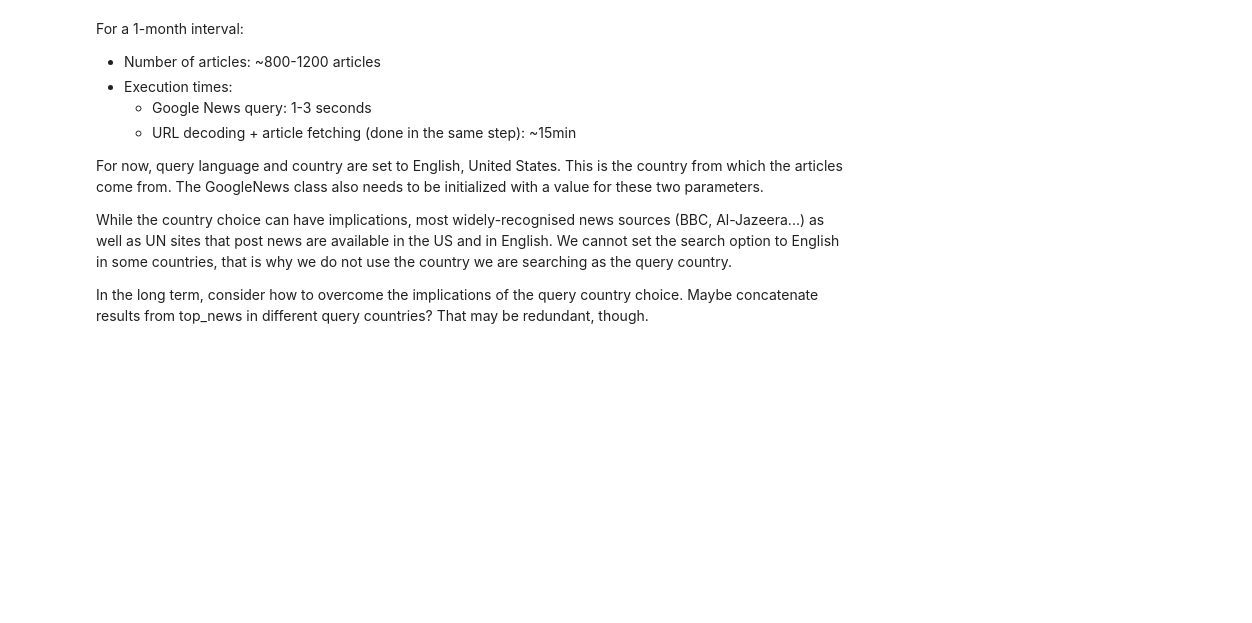
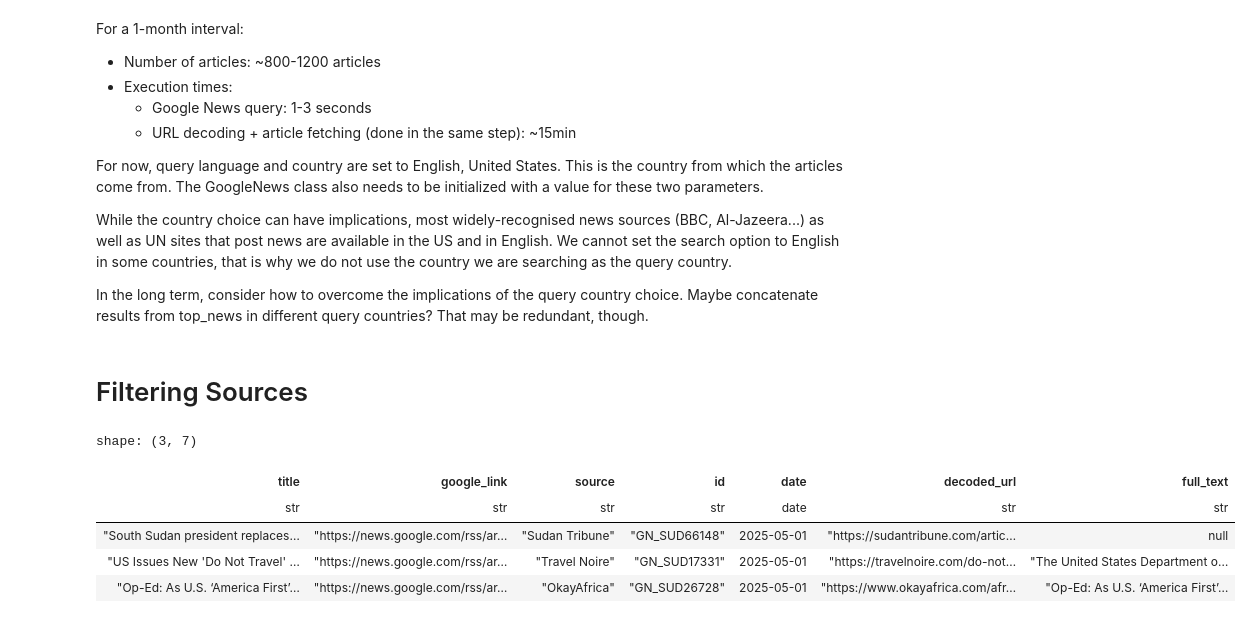
Before and after one commit to pablo-fdz/UN_Conflict_Report, a Jupyter notebook: graphrag_pipeline/example_notebooks/google_ingest.ipynb, the cells around one changed output. Cells and saved outputs as stored; diff of their text form; code cells hidden in the pictures; blank space fills up the shorter version.

Commit message:
google ingestion improvement

```diff
--- a/graphrag_pipeline/example_notebooks/google_ingest.ipynb
+++ b/graphrag_pipeline/example_notebooks/google_ingest.ipynb
@@ -133,3 +134,24 @@ For now, query language and country are set to English, United States. This is t
 While the country choice can have implications, most widely-recognised news sources (BBC, Al-Jazeera...) as well as UN sites that post news are available in the US and in English. We cannot set the search option to English in some countries, that is why we do not use the country we are searching as the query country.
 
 In the long term, consider how to overcome the implications of the query country choice. Maybe concatenate results from top_news in different query countries? That may be redundant, though.
+# %% [markdown]
+# Filtering Sources
+# %%
+google_news_dir = Path(os.getcwd()).parent / 'data' / 'google_news'
+
+df_1_path = google_news_dir / 'google_news_Sudan_2025-05-01_2025-06-01_chunk1.parquet'
+df_2_path = google_news_dir / 'google_news_Sudan_2025-05-01_2025-06-01_chunk2.parquet'
+df_3_path = google_news_dir / 'google_news_Sudan_2025-05-01_2025-06-01_chunk3.parquet'
+
+df_1, df_2, df_3 = pl.read_parquet(df_1_path), pl.read_parquet(df_2_path), pl.read_parquet(df_3_path)
+
+df = pl.concat([df_1, df_2, df_3])
+
+df.head(3)
+# %% [output]
+shape: (3, 7)
+| title | google_link | source | id | date | decoded_url | full_text |
+| str | str | str | str | date | str | str |
+| "South Sudan president replaces… | "https://news.google.com/rss/ar… | "Sudan Tribune" | "GN_SUD66148" | 2025-05-01 | "https://sudantribune.com/artic… | null |
+| "US Issues New 'Do Not Travel' … | "https://news.google.com/rss/ar… | "Travel Noire" | "GN_SUD17331" | 2025-05-01 | "https://travelnoire.com/do-not… | "The United States Department o… |
+| "Op-Ed: As U.S. ‘America First’… | "https://news.google.com/rss/ar… | "OkayAfrica" | "GN_SUD26728" | 2025-05-01 | "https://www.okayafrica.com/afr… | "Op-Ed: As U.S. ‘America First’… |
```
Also changed, not shown: parts of 4 cells of this notebook.
